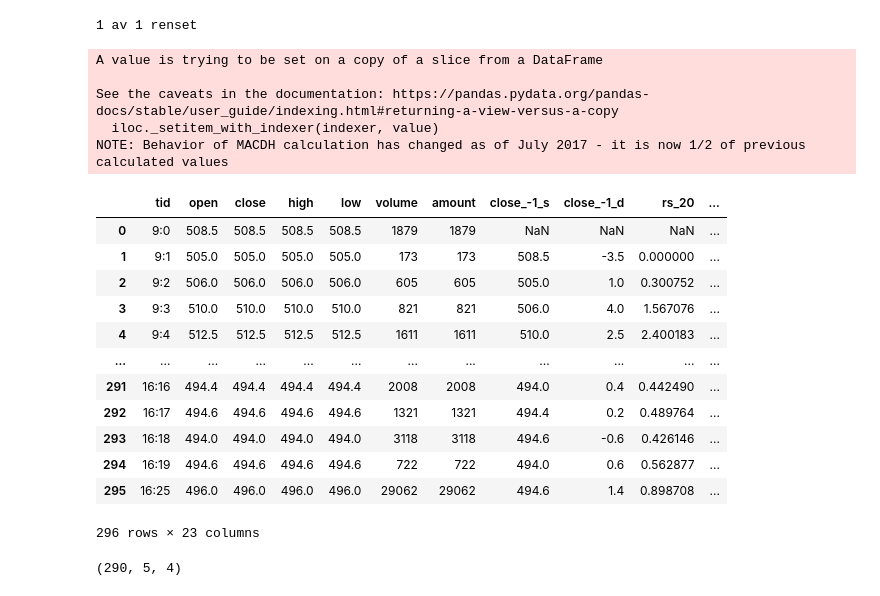
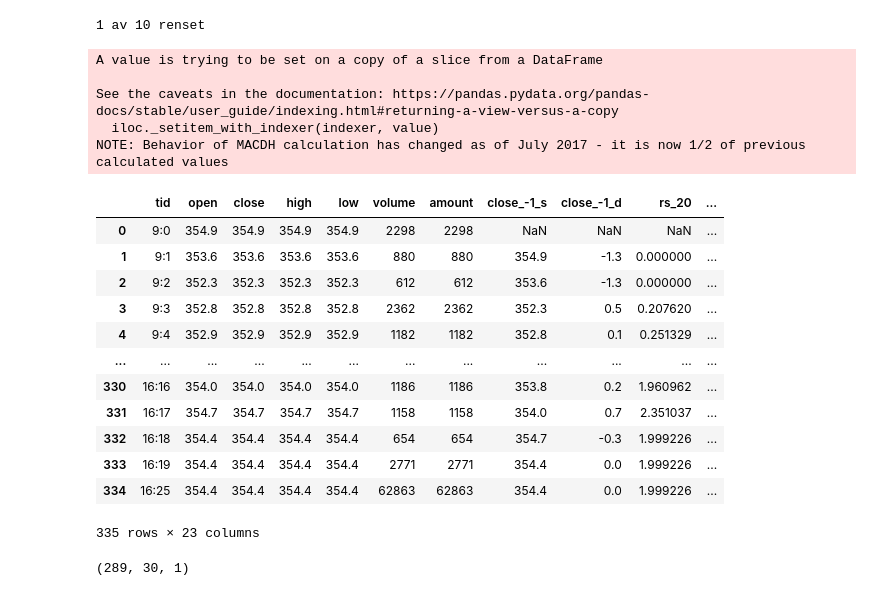
Before and after one commit to stianteien/instradag, a Jupyter notebook: RNN_trial.ipynb, the cells around one changed output. Cells and saved outputs as stored; diff of their text form; code cells hidden in the pictures.

```diff
--- a/RNN_trial.ipynb
+++ b/RNN_trial.ipynb
@@ -111,30 +111,30 @@ def add_data(word):
 # %%
 cleanup = rens()
 # %%
-filer = list(map(add_data, os.listdir('data/')))[8:9] # 60 første er lagd til å bygge modell
+filer = list(map(add_data, os.listdir('data/')))[71:712] # 60 første er lagd til å bygge modell
 data = make_ready(filer)
 data
 # %% [output]
-1 av 1 renset
+1 av 10 renset
 A value is trying to be set on a copy of a slice from a DataFrame
 
 See the caveats in the documentation: https://pandas.pydata.org/pandas-docs/stable/user_guide/indexing.html#returning-a-view-versus-a-copy
   iloc._setitem_with_indexer(indexer, value)
 NOTE: Behavior of MACDH calculation has changed as of July 2017 - it is now 1/2 of previous calculated values
 |  | tid | open | close | high | low | volume | amount | close_-1_s | close_-1_d | rs_20 | ... |
-| 0 | 9:0 | 508.5 | 508.5 | 508.5 | 508.5 | 1879 | 1879 | NaN | NaN | NaN | ... |
-| 1 | 9:1 | 505.0 | 505.0 | 505.0 | 505.0 | 173 | 173 | 508.5 | -3.5 | 0.000000 | ... |
-| 2 | 9:2 | 506.0 | 506.0 | 506.0 | 506.0 | 605 | 605 | 505.0 | 1.0 | 0.300752 | ... |
-| 3 | 9:3 | 510.0 | 510.0 | 510.0 | 510.0 | 821 | 821 | 506.0 | 4.0 | 1.567076 | ... |
-| 4 | 9:4 | 512.5 | 512.5 | 512.5 | 512.5 | 1611 | 1611 | 510.0 | 2.5 | 2.400183 | ... |
+| 0 | 9:0 | 354.9 | 354.9 | 354.9 | 354.9 | 2298 | 2298 | NaN | NaN | NaN | ... |
+| 1 | 9:1 | 353.6 | 353.6 | 353.6 | 353.6 | 880 | 880 | 354.9 | -1.3 | 0.000000 | ... |
+| 2 | 9:2 | 352.3 | 352.3 | 352.3 | 352.3 | 612 | 612 | 353.6 | -1.3 | 0.000000 | ... |
+| 3 | 9:3 | 352.8 | 352.8 | 352.8 | 352.8 | 2362 | 2362 | 352.3 | 0.5 | 0.207620 | ... |
+| 4 | 9:4 | 352.9 | 352.9 | 352.9 | 352.9 | 1182 | 1182 | 352.8 | 0.1 | 0.251329 | ... |
 | ... | ... | ... | ... | ... | ... | ... | ... | ... | ... | ... | ... |
-| 291 | 16:16 | 494.4 | 494.4 | 494.4 | 494.4 | 2008 | 2008 | 494.0 | 0.4 | 0.442490 | ... |
-| 292 | 16:17 | 494.6 | 494.6 | 494.6 | 494.6 | 1321 | 1321 | 494.4 | 0.2 | 0.489764 | ... |
-| 293 | 16:18 | 494.0 | 494.0 | 494.0 | 494.0 | 3118 | 3118 | 494.6 | -0.6 | 0.426146 | ... |
-| 294 | 16:19 | 494.6 | 494.6 | 494.6 | 494.6 | 722 | 722 | 494.0 | 0.6 | 0.562877 | ... |
-| 295 | 16:25 | 496.0 | 496.0 | 496.0 | 496.0 | 29062 | 29062 | 494.6 | 1.4 | 0.898708 | ... |
+| 330 | 16:16 | 354.0 | 354.0 | 354.0 | 354.0 | 1186 | 1186 | 353.8 | 0.2 | 1.960962 | ... |
+| 331 | 16:17 | 354.7 | 354.7 | 354.7 | 354.7 | 1158 | 1158 | 354.0 | 0.7 | 2.351037 | ... |
+| 332 | 16:18 | 354.4 | 354.4 | 354.4 | 354.4 | 654 | 654 | 354.7 | -0.3 | 1.999226 | ... |
+| 333 | 16:19 | 354.4 | 354.4 | 354.4 | 354.4 | 2771 | 2771 | 354.4 | 0.0 | 1.999226 | ... |
+| 334 | 16:25 | 354.4 | 354.4 | 354.4 | 354.4 | 62863 | 62863 | 354.4 | 0.0 | 1.999226 | ... |
-296 rows × 23 columns
+335 rows × 23 columns
 # %%
-datax, datay = create_dataset(data[['macd', 'rsi_20', 'sma8-16', 'trix']], data.sma30_derivert, look_back=5)
+datax, datay = create_dataset(data[['macd']], data.sma30_derivert, look_back=30, look_forward=15)
 # %% [output]
-(290, 5, 4)
+(289, 30, 1)
```
Also changed, not shown: parts of 14 cells of this notebook.
